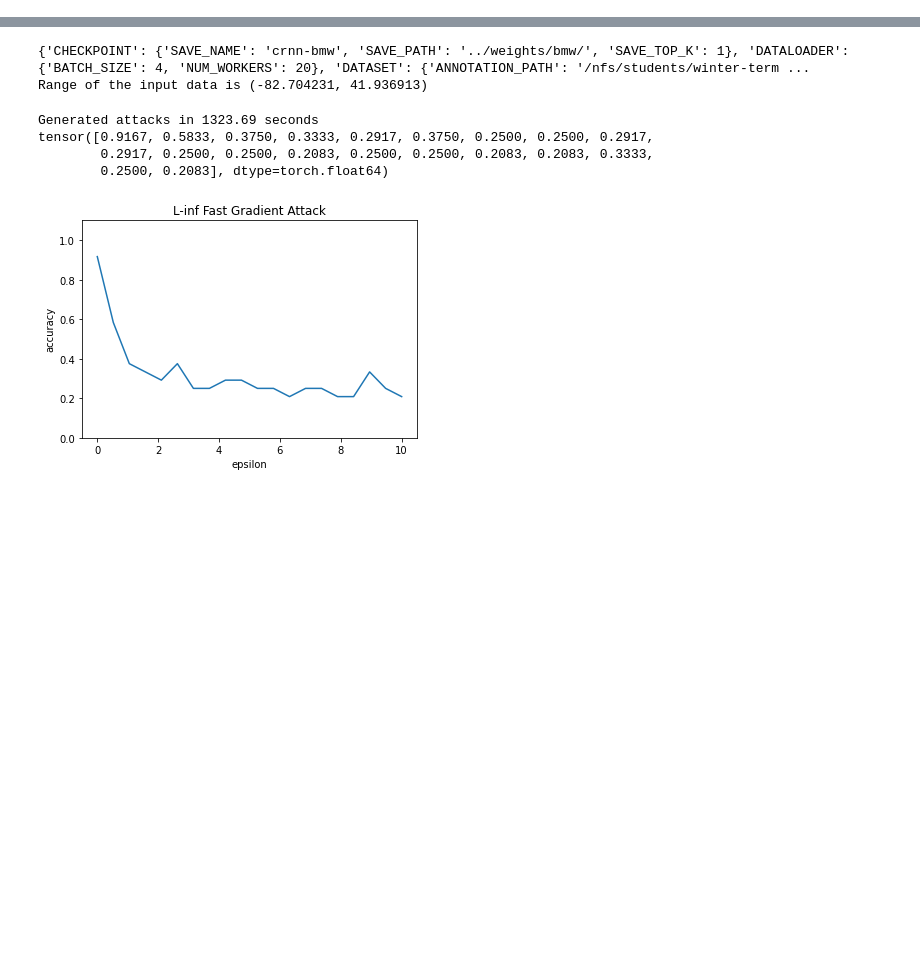
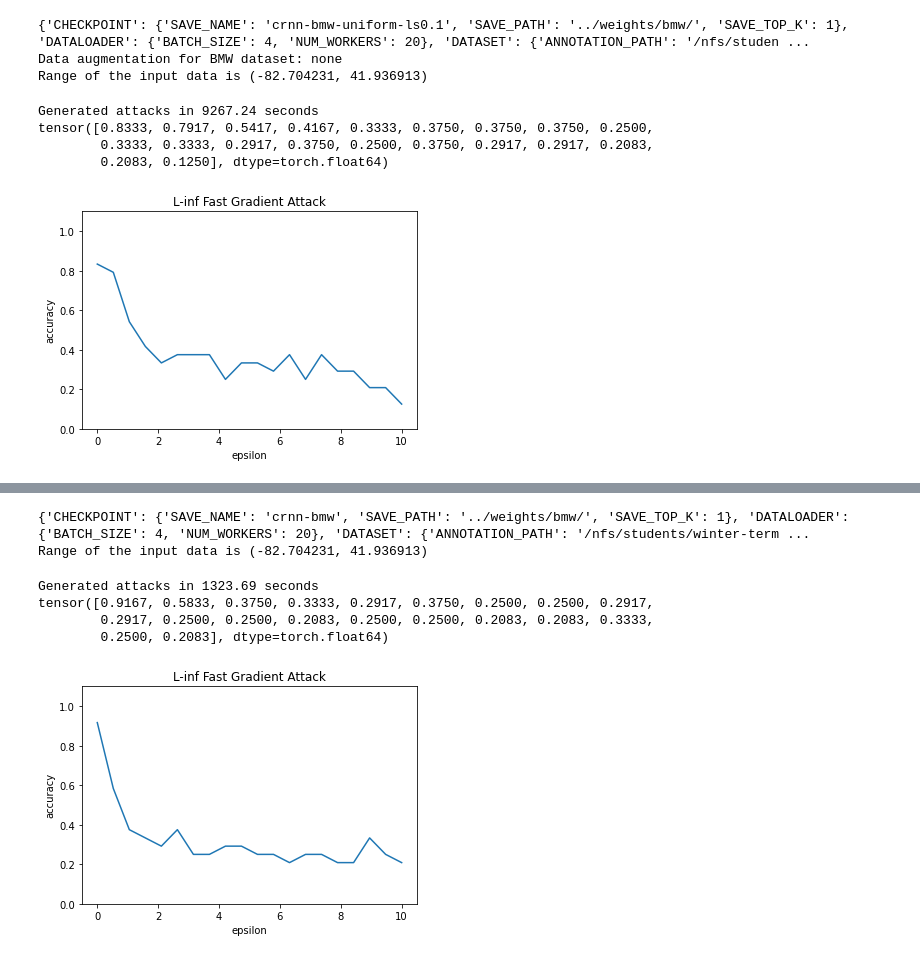
Before and after one commit to Vardanush/Robust-audio-classification, a Jupyter notebook: notebooks/foolbox_attacks.ipynb, the cells around one changed output, grey strips where cells are left out. Saved outputs shown, nothing was run; the diff lists cells and outputs as text; code cells hidden in the pictures; blank space fills up the shorter version.

```diff
--- a/notebooks/foolbox_attacks.ipynb
+++ b/notebooks/foolbox_attacks.ipynb
@@ -192,0 +208,15 @@ def attack_model(project_dir, config_path, pretrained_path, title):
+# %%
+# BMW(val_fold=1, uniform transform, ls=0.1)
+title = 'bmw_ls0.1_no_weight_uniform_transform'
+config_path = 'logs/bmw/default/crnn-bmw-uniform-ls0.1-epoch=111-val_acc=1.000/hparams.yaml'
+pretrained_path = 'weights/bmw/crnn-bmw-uniform-ls0.1-epoch=111-val_acc=1.000.ckpt'
+attack_model(project_dir, config_path, pretrained_path, title)
+# %% [output]
+{'CHECKPOINT': {'SAVE_NAME': 'crnn-bmw-uniform-ls0.1', 'SAVE_PATH': '../weights/bmw/', 'SAVE_TOP_K': 1}, 'DATALOADER': {'BATCH_SIZE': 4, 'NUM_WORKERS': 20}, 'DATASET': {'ANNOTATION_PATH': '/nfs/studen ...
+Data augmentation for BMW dataset: none
+Range of the input data is (-82.704231, 41.936913)
+Generated attacks in 9267.24 seconds
+tensor([0.8333, 0.7917, 0.5417, 0.4167, 0.3333, 0.3750, 0.3750, 0.3750, 0.2500,
+        0.3333, 0.3333, 0.2917, 0.3750, 0.2500, 0.3750, 0.2917, 0.2917, 0.2083,
+        0.2083, 0.1250], dtype=torch.float64)
+[figure, added]
```
Also changed, not shown: parts of 5 cells of this notebook, 5 other files.
